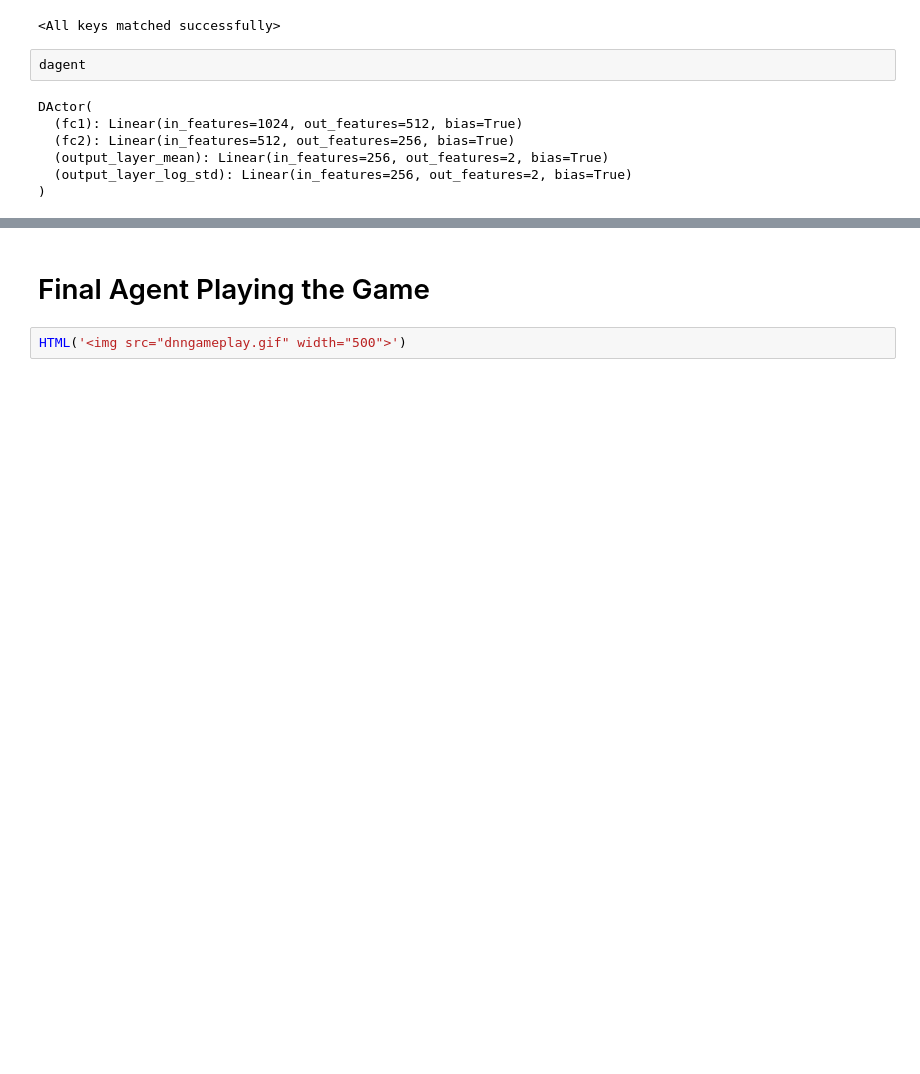
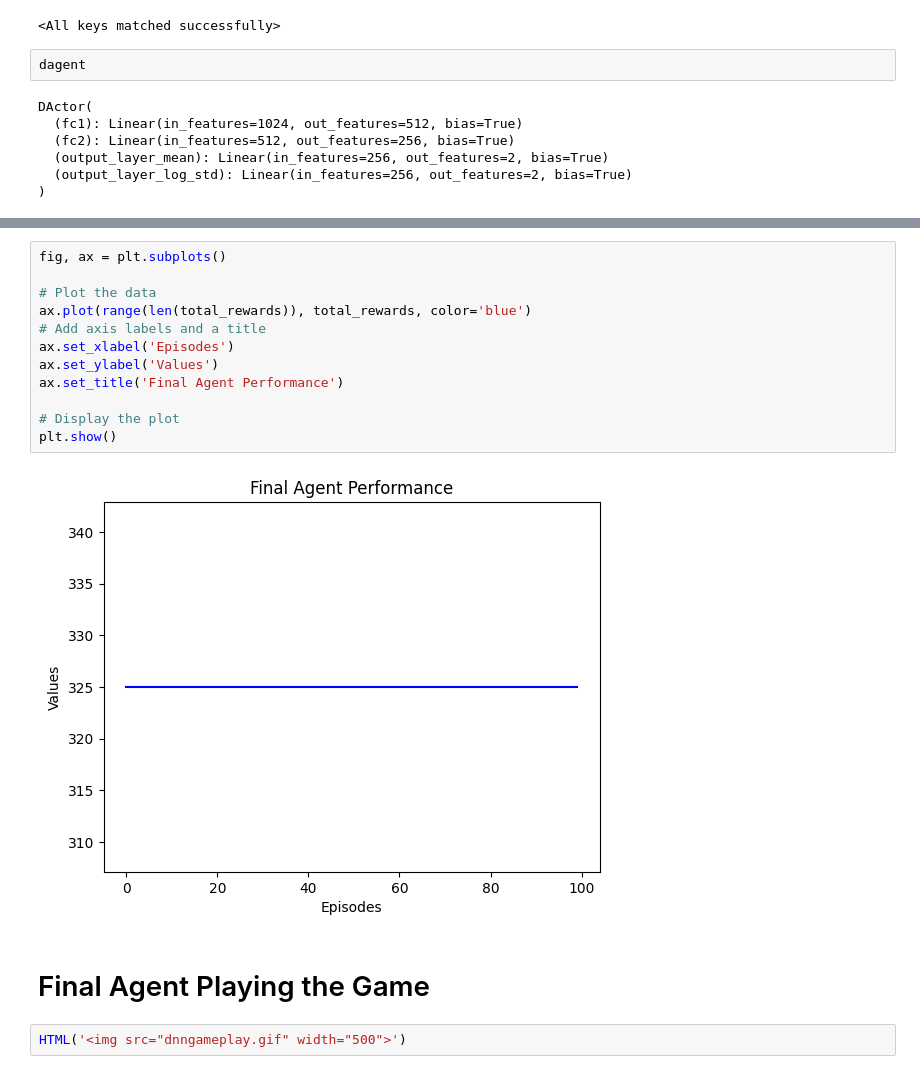
Before and after one commit to rdf32/soft_actor_critic_pygame, a Jupyter notebook: walkthrough.ipynb, the cells around one changed output, grey strips where cells are left out. Saved outputs shown, nothing was run; the diff lists cells and outputs as text; blank space fills up the shorter version.

```diff
--- a/walkthrough.ipynb
+++ b/walkthrough.ipynb
@@ -197,3 +274,17 @@ drewards = devaluate.evaluate(100, 50)
+# %%
+fig, ax = plt.subplots()
+
+# Plot the data
+ax.plot(range(len(total_rewards)), total_rewards, color='blue')
+# Add axis labels and a title
+ax.set_xlabel('Episodes')
+ax.set_ylabel('Values')
+ax.set_title('Final Agent Performance')
+
+# Display the plot
+plt.show()
+# %% [output]
+[figure, added]
 # %% [markdown]
 # Final Agent Playing the Game
 # %%
```
Also changed, not shown: parts of 7 cells of this notebook, 3 other files.
